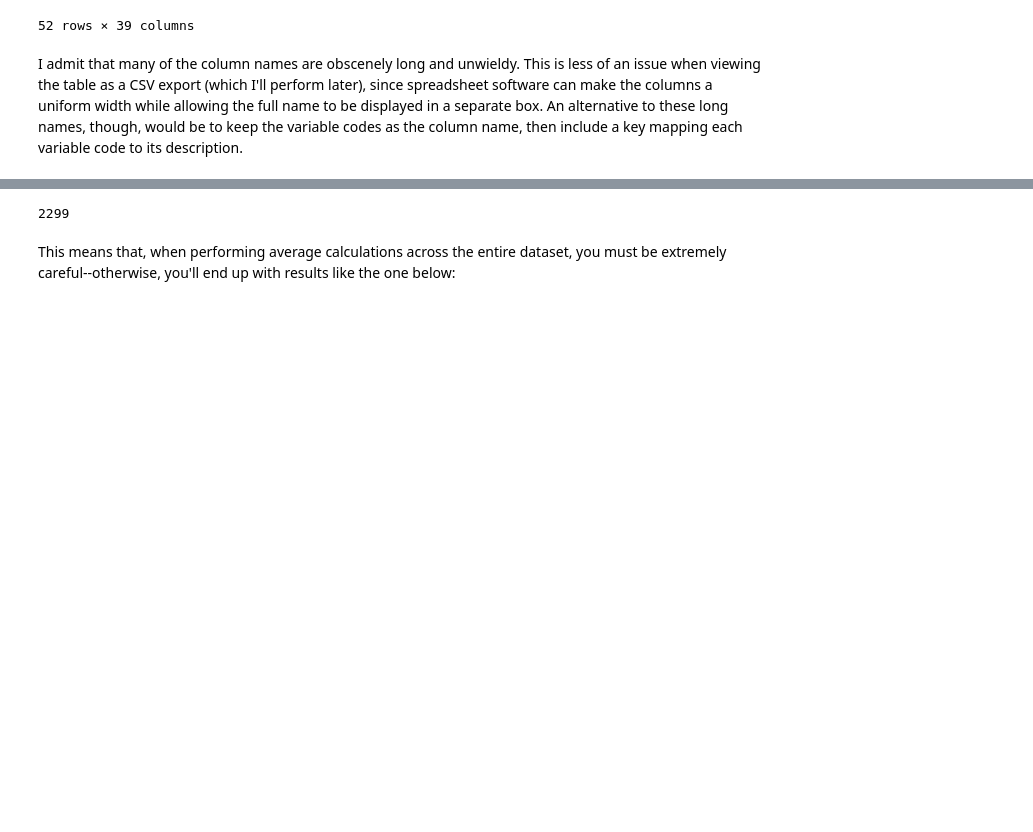
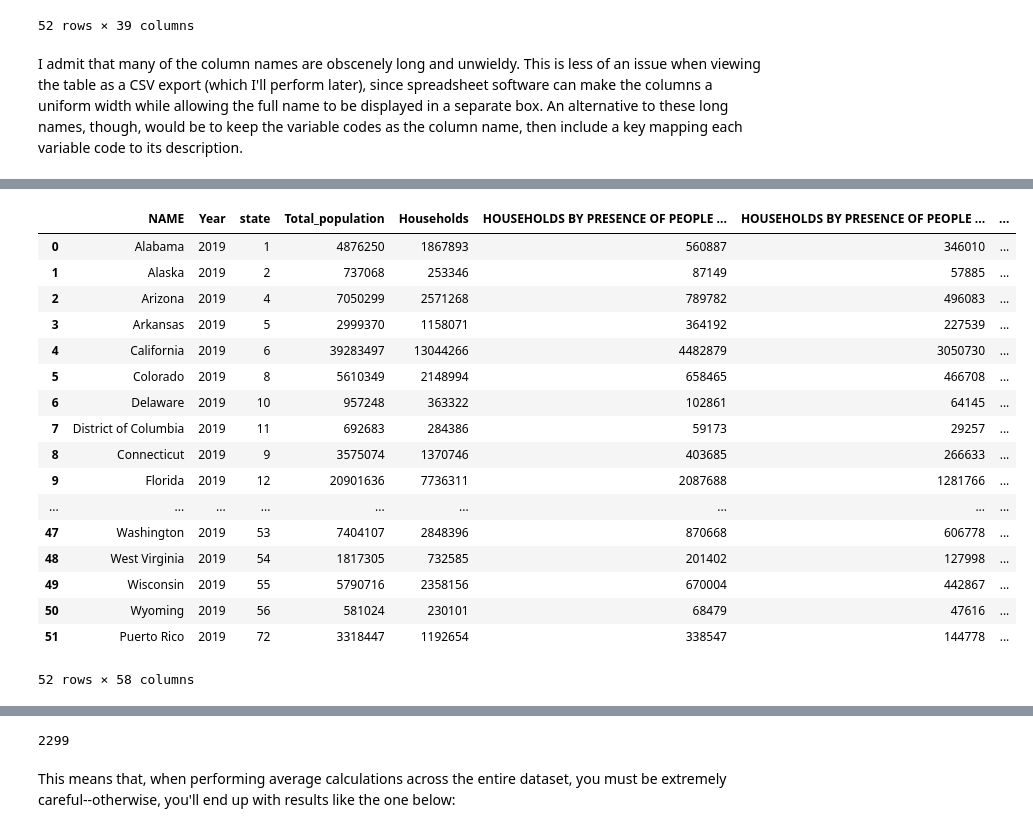
Before and after one commit to kburchfiel/census_query_tutorial, a Jupyter notebook: census_query_tutorial_v4.ipynb, the cells around one changed output, grey strips where cells are left out. Drawn from its saved outputs; the diff is of its cells as text; code cells hidden in the pictures; blank space fills up the shorter version.

```diff
--- a/census_query_tutorial_v4.ipynb
+++ b/census_query_tutorial_v4.ipynb
@@ -365,8 +243,8 @@ Retrieving data from rows 0 to 34
 | 3221 | Wade Hampton Census Area, Alaska | NaN | NaN | NaN | NaN | NaN | NaN | ... |
 3222 rows × 40 columns
 # %%
-state_data = retrieve_census_data(df_variable_list = df_variables, year = year, region = 'state')
-state_data = state_data.merge(retrieve_data_from_other_year(variable = 'B01001_001E', column_name = 'population', region = 'state', year = year-5), on = 'NAME', how = 'outer')
+state_data = retrieve_census_data(df_variable_list = df_variables, year = year, source = 'acs5', region = 'state', api_key = api_key)
+state_data = state_data.merge(retrieve_single_census_variable(variable = 'B01001_001E', column_name = 'population', region = 'state', year = year-5, source = 'acs5', api_key = api_key), on = 'NAME', how = 'outer')
 state_data
 # %% [output]
 Retrieving data from rows 0 to 34
@@ -460,4 +355,24 @@ county_data = calc_proportions_and_rename(county_data)
 # %%
 state_data = calc_proportions_and_rename(state_data)
+state_data
+# %% [output]
+|  | NAME | Year | state | Total_population | Households | HOUSEHOLDS BY PRESENCE OF PEOPLE ... | HOUSEHOLDS BY PRESENCE OF PEOPLE ... | ... |
+| 0 | Alabama | 2019 | 1 | 4876250 | 1867893 | 560887 | 346010 | ... |
+| 1 | Alaska | 2019 | 2 | 737068 | 253346 | 87149 | 57885 | ... |
+| 2 | Arizona | 2019 | 4 | 7050299 | 2571268 | 789782 | 496083 | ... |
+| 3 | Arkansas | 2019 | 5 | 2999370 | 1158071 | 364192 | 227539 | ... |
+| 4 | California | 2019 | 6 | 39283497 | 13044266 | 4482879 | 3050730 | ... |
+| 5 | Colorado | 2019 | 8 | 5610349 | 2148994 | 658465 | 466708 | ... |
+| 6 | Delaware | 2019 | 10 | 957248 | 363322 | 102861 | 64145 | ... |
+| 7 | District of Columbia | 2019 | 11 | 692683 | 284386 | 59173 | 29257 | ... |
+| 8 | Connecticut | 2019 | 9 | 3575074 | 1370746 | 403685 | 266633 | ... |
+| 9 | Florida | 2019 | 12 | 20901636 | 7736311 | 2087688 | 1281766 | ... |
+| ... | ... | ... | ... | ... | ... | ... | ... | ... |
+| 47 | Washington | 2019 | 53 | 7404107 | 2848396 | 870668 | 606778 | ... |
+| 48 | West Virginia | 2019 | 54 | 1817305 | 732585 | 201402 | 127998 | ... |
+| 49 | Wisconsin | 2019 | 55 | 5790716 | 2358156 | 670004 | 442867 | ... |
+| 50 | Wyoming | 2019 | 56 | 581024 | 230101 | 68479 | 47616 | ... |
+| 51 | Puerto Rico | 2019 | 72 | 3318447 | 1192654 | 338547 | 144778 | ... |
+52 rows × 58 columns
 # %%
 zip_data = calc_proportions_and_rename(zip_data)
```
Also changed, not shown: parts of 52 cells of this notebook, 14 other files.
